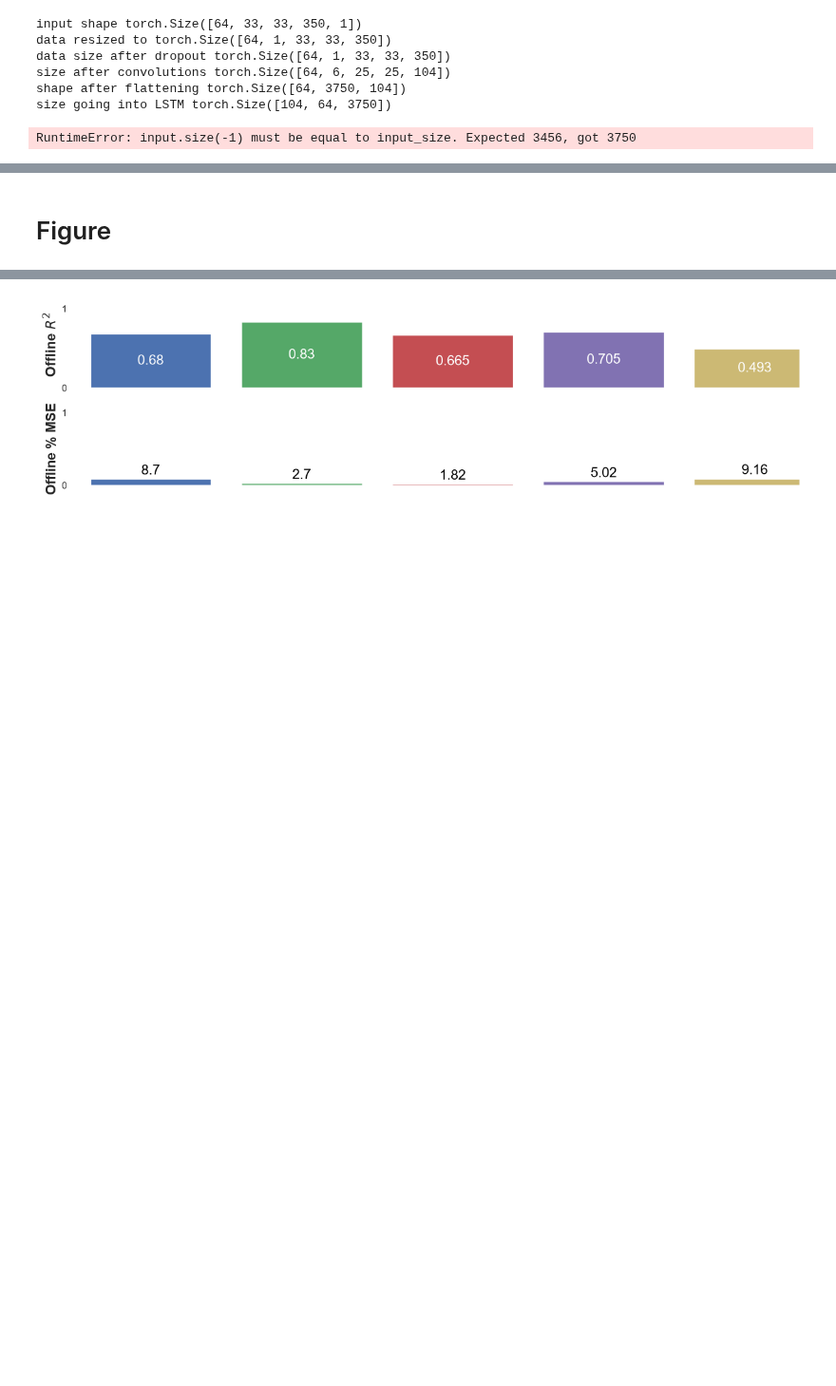
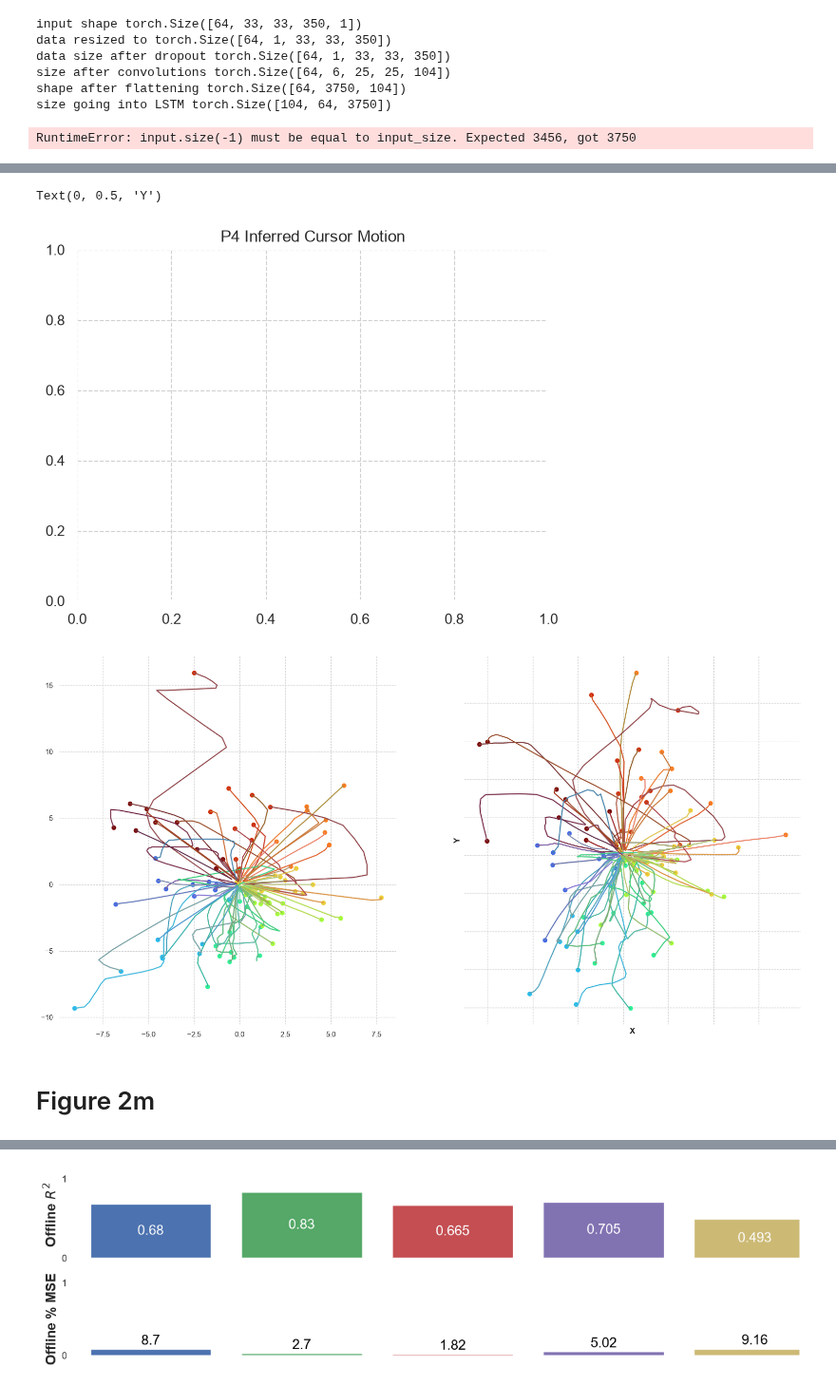
Before and after one commit to cronelab/Layer7, a Jupyter notebook: Notebooks/OfflineResults.ipynb, the cells around one changed output, grey strips where cells are left out. Shown at 95% size. Cells and saved outputs as stored; diff of their text form; code cells hidden in the pictures; blank space fills up the shorter version.

```diff
--- a/Notebooks/OfflineResults.ipynb
+++ b/Notebooks/OfflineResults.ipynb
@@ -247,2 +603,67 @@ RuntimeError: input.size(-1) must be equal to input_size. Expected 3456, got 375
+# %%
+sns.set_theme(style="darkgrid")
+sns.set(rc={
+    "axes.facecolor": "#FFFFFF"  # change this to any color you want
+})
+
+plt.rcParams['grid.color'] = '#d0d0d0'
+plt.rcParams['grid.linestyle'] = '--'
+plt.rcParams['grid.linewidth'] = 0.8
+plt.title("P4 Inferred Cursor Motion")
+
+fig,ax = plt.subplots(1,2, figsize=(20,10))
+ax[1].set_yticks(np.arange(-10,10,2))
+#ax[1].set_xticks([0,500,1000,1500,2000,2500,3000,3500])
+
+zeropt = [1125,285]
+width = 500
+
+for trial in range(trial_data['num_trials']):
+    if (trial != None):
+        x = trial_data['x_values'][trial]
+        y = trial_data['y_values'][trial]
+
+        x_ = trial_data['x_hat_values'][trial]
+        y_ = trial_data['y_hat_values'][trial]
+
+        angle = 180/np.pi* np.atan2(  y[-1] - y[0], x[-1] - x[0] )
+        angle_class = int( np.rint(angle / 45) + 4)
+        if angle_class == 8:
+                angle_class = 0
+
+        ax[0].plot(x,y)
+        ax[0].plot(x, y, color=color_list[angle_class], alpha = 0.6 )
+        ax[0].scatter(x[-1], y[-1], color=color_list[angle_class], alpha = 1 )
+
+        ax[1].plot(x_,y_)
+        ax[1].plot(x_, y_, color=color_list[angle_class], alpha = 0.6 )
+        ax[1].scatter(x_[-1], y_[-1], color=color_list[angle_class], alpha = 1 )
+
+    #ax[1].plot(x_,y_)
+    #print(x)
+
+plt.rcParams['grid.color'] = '#d0d0d0'
+plt.rcParams['grid.linestyle'] = '--'
+plt.rcParams['grid.linewidth'] = 2
+#plt.title("P4 Inferred Cursor Motion")
+
+plt.tick_params(
+    axis='x',          # changes apply to the x-axis
+    which='both',      # both major and minor ticks are affected
+    bottom=False,      # ticks along the bottom edge are off
+    top=False,         # ticks along the top edge are off
+    labelbottom=False) # labels along the bottom edge are off
+plt.tick_params(
+    axis='y',          # changes apply to the x-axis
+    which='both',      # both major and minor ticks are affected
+    left=False,        # ticks along the bottom edge are off
+    right=False,        # ticks along the top edge are off
+    labelleft=False) # labels along the bottom edge are off
+plt.xlabel("X", weight="bold")
+plt.ylabel("Y", weight="bold")
+# %% [output]
+Text(0, 0.5, 'Y')
+[figure, added]
+[figure, added]
 # %% [markdown]
-# Figure
+# Figure 2m
```
Also changed, not shown: parts of 36 cells of this notebook, 48 other files.
